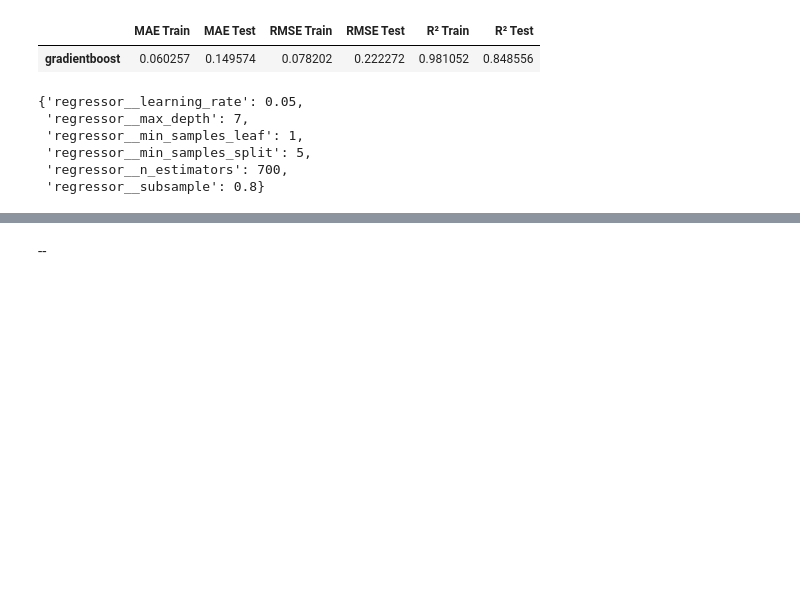
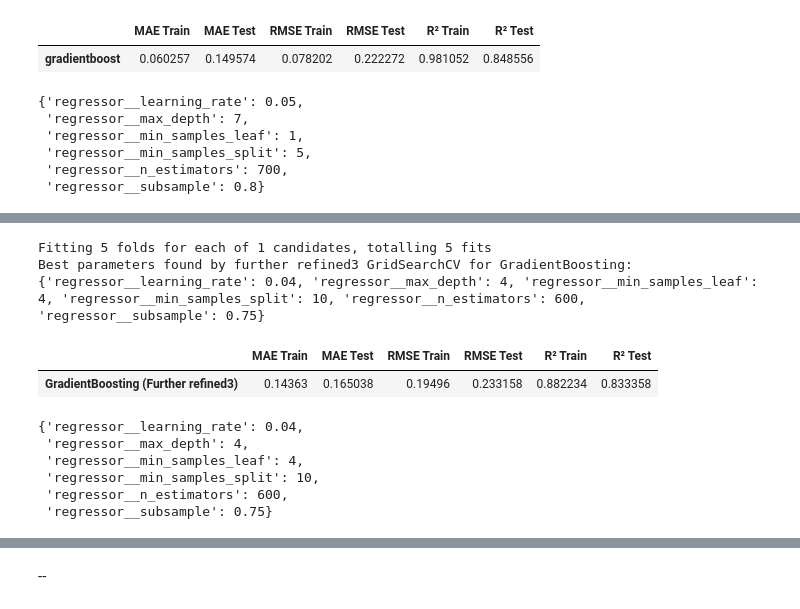
Before and after one commit to AdityaIKO/California-Housing-Price, a Jupyter notebook: data1.ipynb, the cells around one changed output, grey strips where cells are left out. Saved outputs shown, nothing was run; the diff lists cells and outputs as text; code cells hidden in the pictures; blank space fills up the shorter version.

```diff
--- a/data1.ipynb
+++ b/data1.ipynb
@@ -1291,0 +2225,56 @@ Fitting 5 folds for each of 486 candidates, totalling 2430 fits
+# %%
+# Further refined3 parameter grid for GradientBoosting to reduce overfitting
+param_grid_gradientboost_refined3 = {
+    'regressor__n_estimators': [600],
+    'regressor__max_depth': [4],
+    'regressor__learning_rate': [0.04],
+    'regressor__subsample': [0.75],
+    'regressor__min_samples_split': [10],
+    'regressor__min_samples_leaf': [4]
+}
+
+# Create the pipeline for GradientBoosting with further refined3 parameters
+pipeline_gradientboost_refined3 = Pipeline(steps=[
+    ('preprocessor', preprocessor),
+    ('regressor', GradientBoostingRegressor())
+])
+
+# Perform GridSearchCV with the further refined3 parameter grid
+grid_search_gradientboost_refined3 = GridSearchCV(
+    estimator=pipeline_gradientboost_refined3,
+    param_grid=param_grid_gradientboost_refined3,
+    cv=5,  # 5-fold cross-validation
+    scoring='neg_mean_absolute_error',
+    n_jobs=-1,
+    verbose=1
+)
+
+# Fit the GridSearchCV with GradientBoosting using the further refined3 grid
+grid_search_gradientboost_refined3.fit(X_train, y_train)
+
+# Print the best parameters found by GridSearchCV
+print("Best parameters found by further refined3 GridSearchCV for GradientBoosting:")
+print(grid_search_gradientboost_refined3.best_params_)
+
+# Evaluate the best model from GridSearchCV
+best_gradientboost_model_refined3 = grid_search_gradientboost_refined3.best_estimator_
+results_gradientboost_refined3 = evaluate_model(best_gradientboost_model_refined3, X_train, y_train, X_test, y_test)
+
+# Display the results
+results_df_gradientboost_refined3 = pd.DataFrame([results_gradientboost_refined3], index=['GradientBoosting (Further refined3)'])
+results_df_gradientboost_refined3
+# %% [output]
+Fitting 5 folds for each of 1 candidates, totalling 5 fits
+Best parameters found by further refined3 GridSearchCV for GradientBoosting:
+{'regressor__learning_rate': 0.04, 'regressor__max_depth': 4, 'regressor__min_samples_leaf': 4, 'regressor__min_samples_split': 10, 'regressor__n_estimators': 600, 'regressor__subsample': 0.75}
+|  | MAE Train | MAE Test | RMSE Train | RMSE Test | R² Train | R² Test |
+| GradientBoosting (Further refined3) | 0.14363 | 0.165038 | 0.19496 | 0.233158 | 0.882234 | 0.833358 |
+# %%
+grid_search_gradientboost_refined3.best_params_
+# %% [output]
+{'regressor__learning_rate': 0.04,
+ 'regressor__max_depth': 4,
+ 'regressor__min_samples_leaf': 4,
+ 'regressor__min_samples_split': 10,
+ 'regressor__n_estimators': 600,
+ 'regressor__subsample': 0.75}
```
Also changed, not shown: parts of 35 cells of this notebook.
